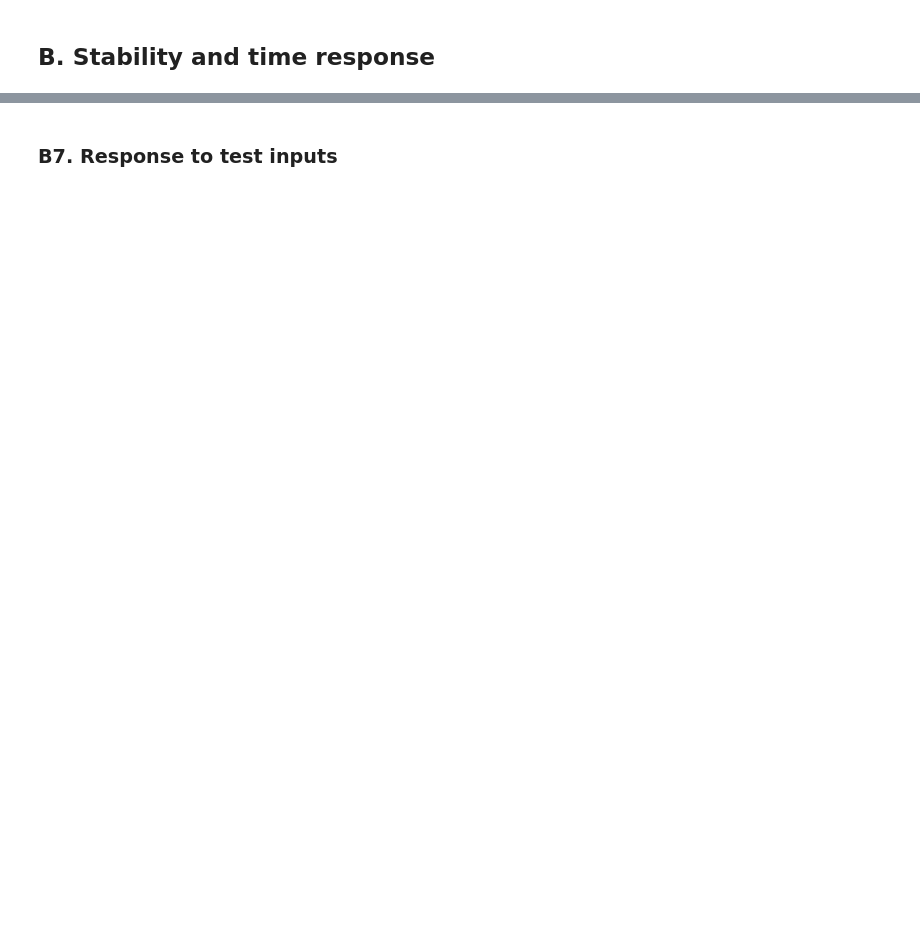
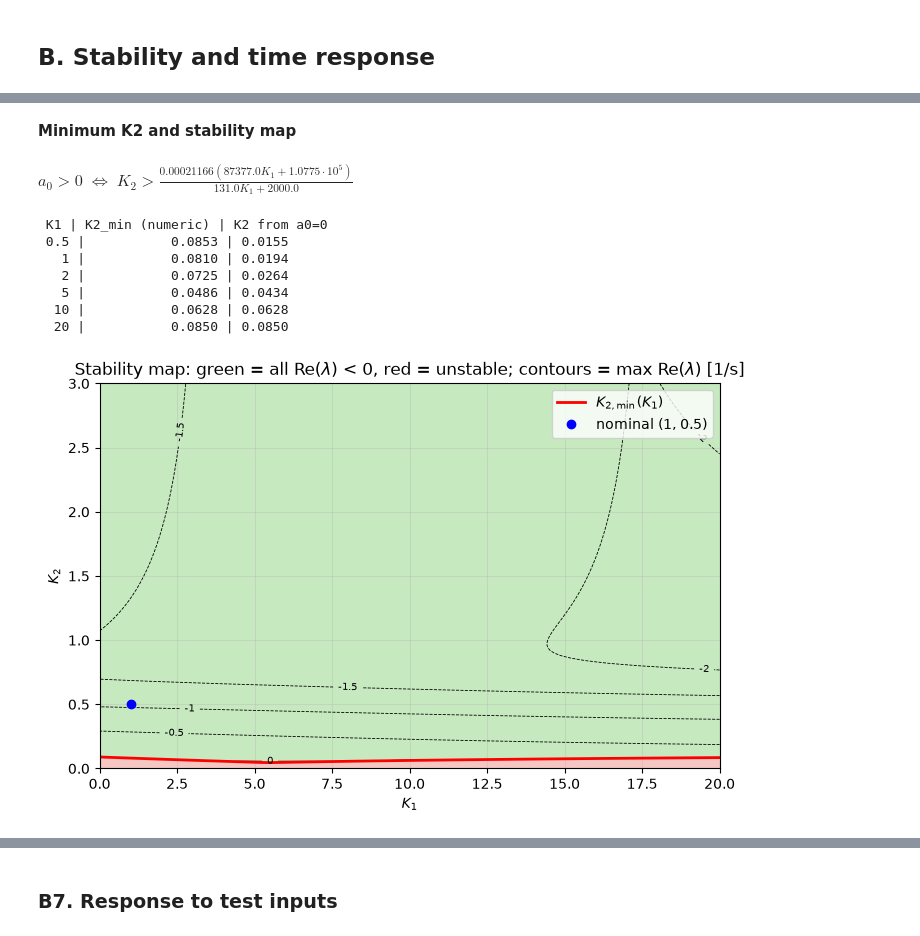
Before and after one commit to byronGalileo/TSII-Cohete-proyect, a Jupyter notebook: TSII-PROJECT-NB.ipynb, the cells around one changed output, grey strips where cells are left out. Saved outputs shown, nothing was run; the diff lists cells and outputs as text; code cells hidden in the pictures; blank space fills up the shorter version.

```diff
--- a/TSII-PROJECT-NB.ipynb
+++ b/TSII-PROJECT-NB.ipynb
@@ -506,0 +898,18 @@ for i in range(2):
+# %%
+# D(p) = a4 p^4 + a3 p^3 + a2 p^2 + a1 p + a0 (den_sym from A4). Stable iff all a_i > 0 and
+# Delta3 = a3 a2 a1 - a4 a1^2 - a3^2 a0 > 0   (Hurwitz conditions for a quartic).
+a4, a3, a2, a1, a0 = sp.Poly(den_sym, p).all_coeffs()
+Delta3 = sp.expand(a3*a2*a1 - a4*a1**2 - a3**2*a0)
+for k, c in zip(("a_3", "a_2", "a_1", "a_0"), (a3, a2, a1, a0)):
+    display(Math(rf"{k} = {sp.latex(sp.N(sp.expand(c), 5))}"))
+display(Math(rf"\Delta_3 = {sp.latex(sp.N(Delta3, 5))}"))
+
+# Verify the Routh test against the eigenvalue test on a grid (they must agree everywhere)
+routh = sp.lambdify((K1s, K2s), [a3, a2, a1, a0, Delta3], "numpy")
+K1_g, K2_g = np.linspace(0, 20, 81), np.linspace(0, 3, 61)
+mre = stability_grid(K1_g, K2_g)
+KK1, KK2 = np.meshgrid(K1_g, K2_g)
+c3, c2, c1, c0, d3 = routh(KK1, KK2)
+routh_ok = (c3 > 0) & (c2 > 0) & (c1 > 0) & (c0 > 0) & (d3 > 0)
+mismatch = np.sum(routh_ok != (mre < 0))
+print(f"Routh vs eigenvalues on {mre.size} grid points: {mismatch} mismatches")
@@ -506,0 +923,37 @@ for i in range(2):
+# %% [markdown]
+**Minimum K2 and stability map**
+# %%
+# Threshold K2_min(K1): below it the nozzle restoring action cannot beat the aerodynamic stiffness mu.
+# a0 = 0 means a pole at the origin (static torque balance lost) -> analytic candidate for the threshold.
+K2_a0 = sp.solve(sp.Eq(a0, 0), K2s)[0]
+display(Math(rf"a_0 > 0 \;\Longleftrightarrow\; K_2 > {sp.latex(sp.N(K2_a0, 5))}"))
+f_K2a0 = sp.lambdify(K1s, K2_a0, "numpy")
+
+print(" K1 | K2_min (numeric) | K2 from a0=0")
+for k1 in (0.5, 1, 2, 5, 10, 20):
+    print(f"{k1:4g} | {k2_min(k1):16.4f} | {float(f_K2a0(k1)):.4f}")
+
+K1_f, K2_f = np.linspace(0, 20, 201), np.linspace(0, 3, 151)
+mre_f = stability_grid(K1_f, K2_f)
+k1_line = np.linspace(0, 20, 81)
+
+fig, ax = plt.subplots(figsize=(8, 5))
+ax.contourf(K1_f, K2_f, mre_f < 0, levels=[-0.5, 0.5, 1.5], colors=["#f4c7c3", "#c7e9c0"])
+cs = ax.contour(K1_f, K2_f, mre_f, levels=[-4, -3, -2, -1.5, -1, -0.5, 0], colors="k", linewidths=0.6)
+ax.clabel(cs, fmt="%g", fontsize=7)
+ax.plot(k1_line, [k2_min(k) for k in k1_line], "r-", lw=2, label=r"$K_{2,\min}(K_1)$")
+ax.plot([1], [0.5], "bo", label="nominal (1, 0.5)")
+ax.set_xlabel("$K_1$"); ax.set_ylabel("$K_2$")
+ax.set_title("Stability map: green = all Re($\\lambda$) < 0, red = unstable; contours = max Re($\\lambda$) [1/s]")
+ax.legend(loc="upper right"); ax.grid(alpha=0.3)
+save_fig("fig_stab_map"); plt.show()
+# %% [output]
+$\displaystyle a_0 > 0 \;\Longleftrightarrow\; K_2 > \frac{0.00021166 \left(87377.0 K_{1} + 1.0775 \cdot 10^{5}\right)}{131.0 K_{1} + 2000.0}$
+ K1 | K2_min (numeric) | K2 from a0=0
+ 0.5 |           0.0853 | 0.0155
+   1 |           0.0810 | 0.0194
+   2 |           0.0725 | 0.0264
+   5 |           0.0486 | 0.0434
+  10 |           0.0628 | 0.0628
+  20 |           0.0850 | 0.0850
+[figure, added]
```
Also changed, not shown: parts of 66 cells of this notebook, 17 other files.
